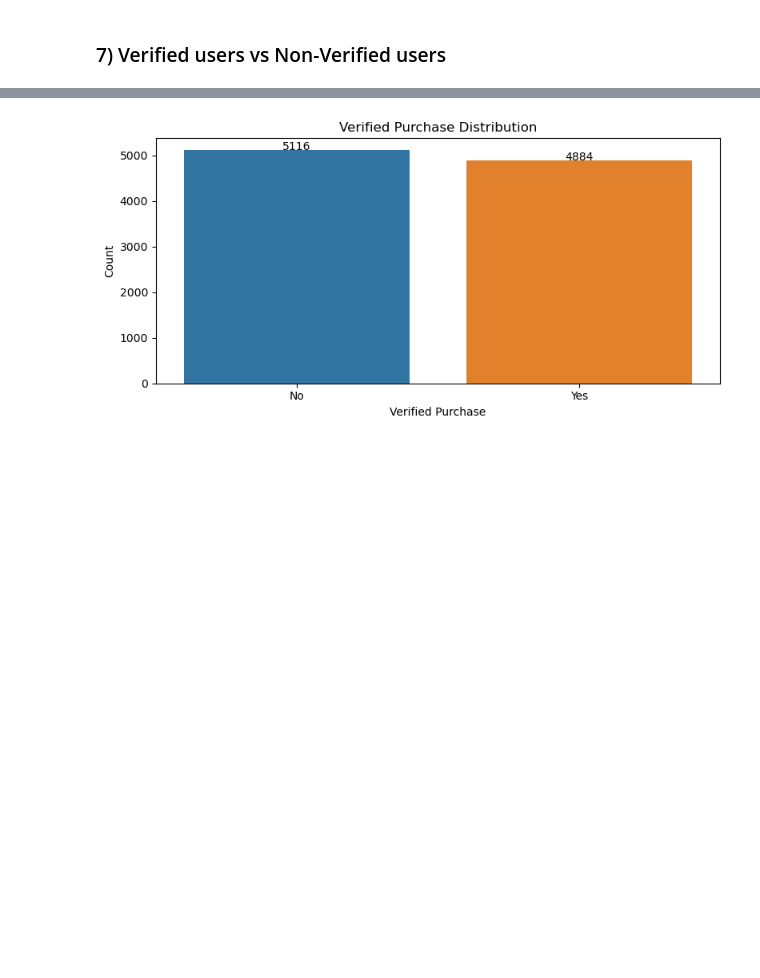
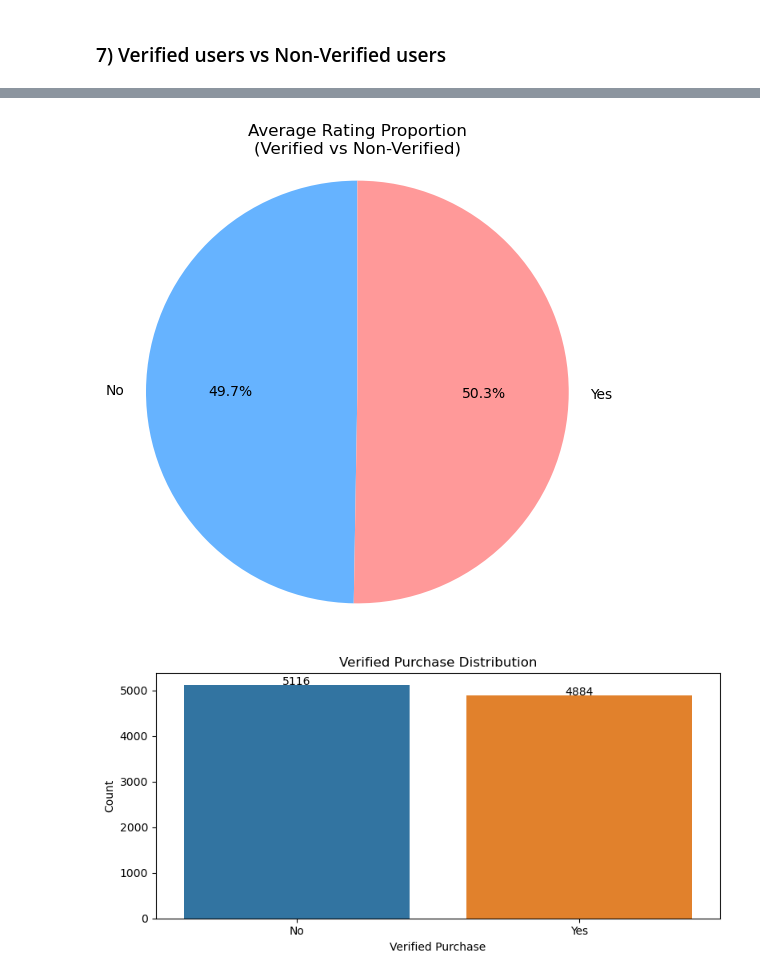
Before and after one commit to gsowndarya/ChatGPT-NLP, a Jupyter notebook: chatgpt.ipynb, the cells around one changed output, grey strips where cells are left out. Drawn from its saved outputs; the diff is of its cells as text; code cells hidden in the pictures; blank space fills up the shorter version.

```diff
--- a/chatgpt.ipynb
+++ b/chatgpt.ipynb
@@ -626,3 +627,25 @@ plt.show()
+# %%
+# Step 1: Drop rows with missing 'rating' or 'verified_purchase'
+df_cleaned = df[['verified_purchase', 'rating']].dropna()
+
+# Step 2: Group and calculate average ratings
+avg_rating_by_verification = df_cleaned.groupby('verified_purchase')['rating'].mean()
+
+# Step 3: Remove NaN values just in case
+avg_rating_by_verification = avg_rating_by_verification.dropna()
+
+# Step 4: Plot pie chart
+labels = avg_rating_by_verification.index.tolist()
+sizes = avg_rating_by_verification.values.tolist()
+colors = ['#66b3ff', '#ff9999']
+
+plt.figure(figsize=(6, 6))
+plt.pie(sizes, labels=labels, autopct='%1.1f%%', colors=colors, startangle=90)
+plt.title('Average Rating Proportion\n(Verified vs Non-Verified)')
+plt.axis('equal')
+plt.show()
+# %% [output]
+[figure, added]
 # %%
 plt.figure(figsize=(8, 4))
 ax = sns.countplot(data=df, x='verified_purchase')
```
Also changed, not shown: parts of 81 cells of this notebook, 1 other file.
